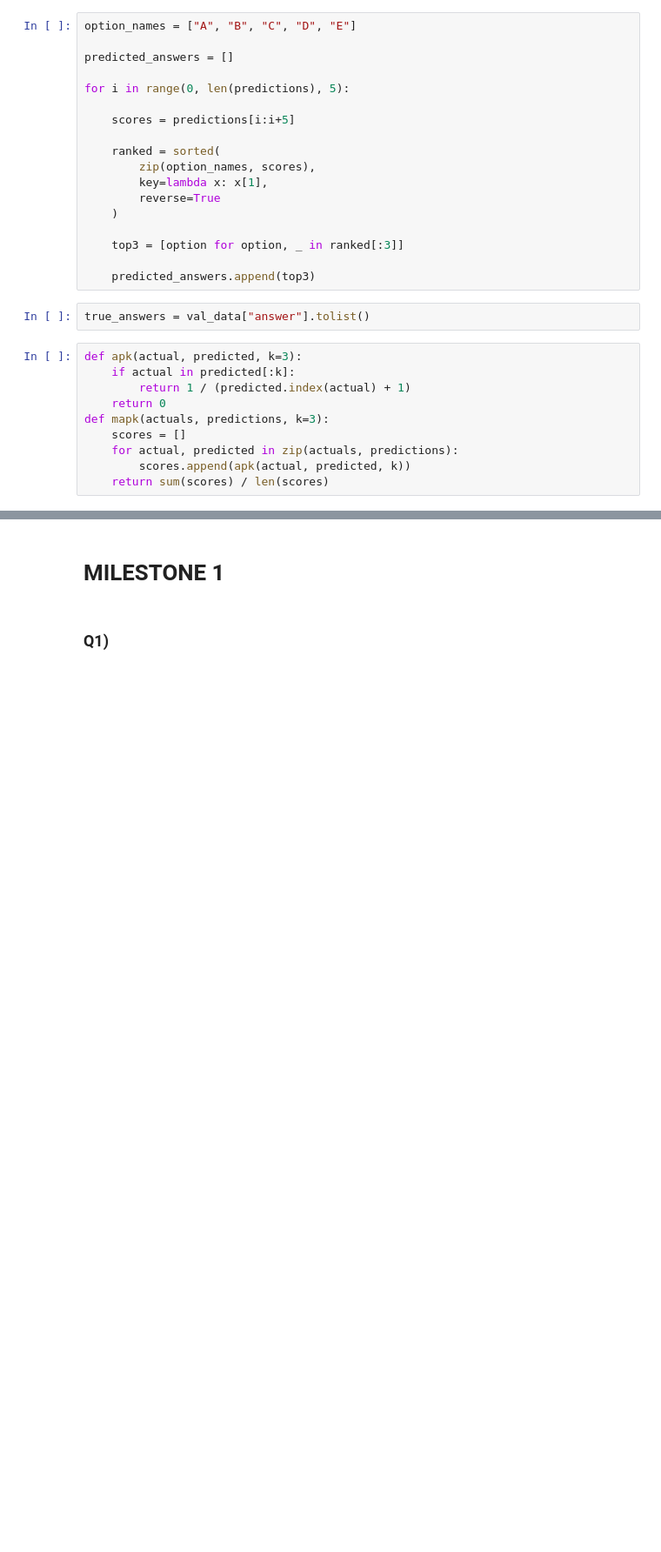
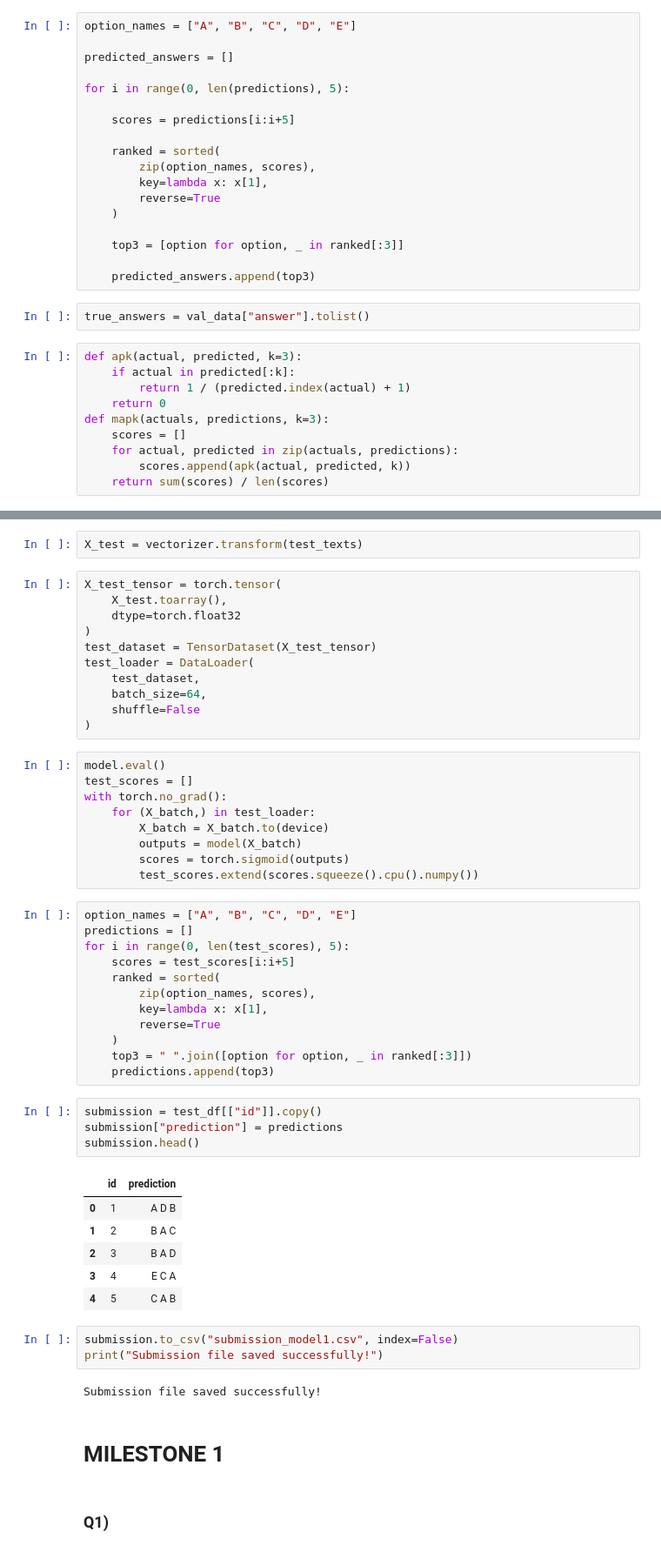
Before and after one commit to mdNotFound/dlgenai-t22026, a Jupyter notebook: DL-23f3004345-notebook-t22026.ipynb, the cells around one changed output, grey strips where cells are left out. Shown at 87% size. Drawn from its saved outputs; the diff is of its cells as text; blank space fills up the shorter version.

```diff
--- a/DL-23f3004345-notebook-t22026.ipynb
+++ b/DL-23f3004345-notebook-t22026.ipynb
@@ -459,3 +518,53 @@ Validation MAP@3: 0.9608
+# %%
+X_test = vectorizer.transform(test_texts)
+# %%
+X_test_tensor = torch.tensor(
+    X_test.toarray(),
+    dtype=torch.float32
+)
+test_dataset = TensorDataset(X_test_tensor)
+test_loader = DataLoader(
+    test_dataset,
+    batch_size=64,
+    shuffle=False
+)
+# %%
+model.eval()
+test_scores = []
+with torch.no_grad():
+    for (X_batch,) in test_loader:
+        X_batch = X_batch.to(device)
+        outputs = model(X_batch)
+        scores = torch.sigmoid(outputs)
+        test_scores.extend(scores.squeeze().cpu().numpy())
+# %%
+option_names = ["A", "B", "C", "D", "E"]
+predictions = []
+for i in range(0, len(test_scores), 5):
+    scores = test_scores[i:i+5]
+    ranked = sorted(
+        zip(option_names, scores),
+        key=lambda x: x[1],
+        reverse=True
+    )
+    top3 = " ".join([option for option, _ in ranked[:3]])
+    predictions.append(top3)
+# %%
+submission = test_df[["id"]].copy()
+submission["prediction"] = predictions
+submission.head()
+# %% [output]
+|  | id | prediction |
+| 0 | 1 | A D B |
+| 1 | 2 | B A C |
+| 2 | 3 | B A D |
+| 3 | 4 | E C A |
+| 4 | 5 | C A B |
+# %%
+submission.to_csv("submission_model1.csv", index=False)
+print("Submission file saved successfully!")
+# %% [output]
+Submission file saved successfully!
 # %% [markdown]
 # MILESTONE 1
 # %% [markdown]
```
Also changed, not shown: parts of 13 cells of this notebook.
